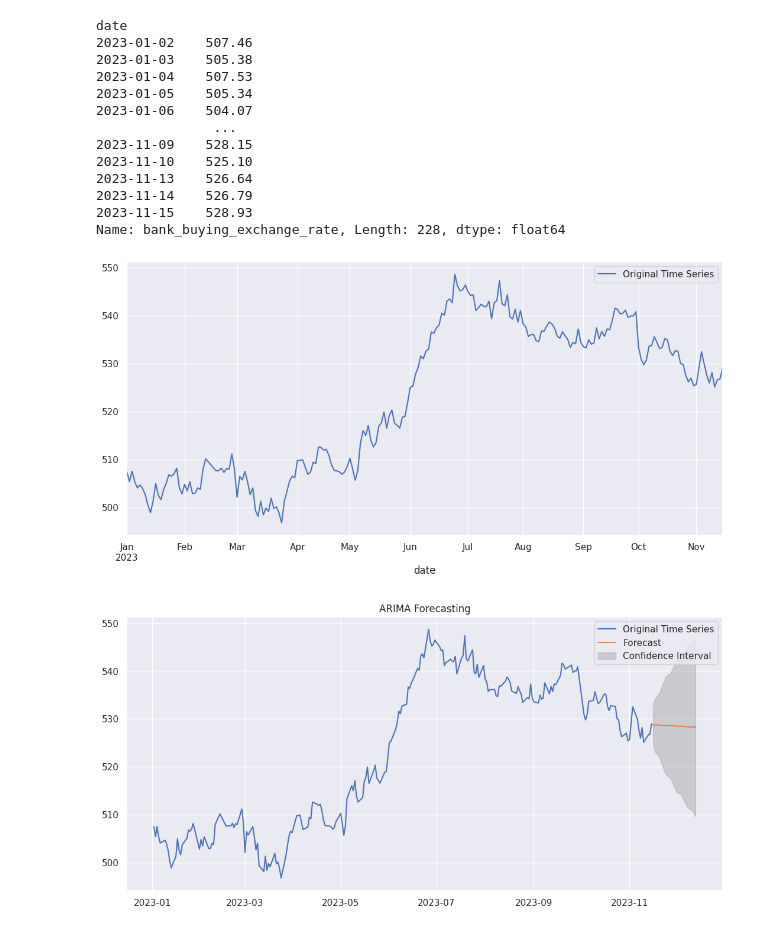
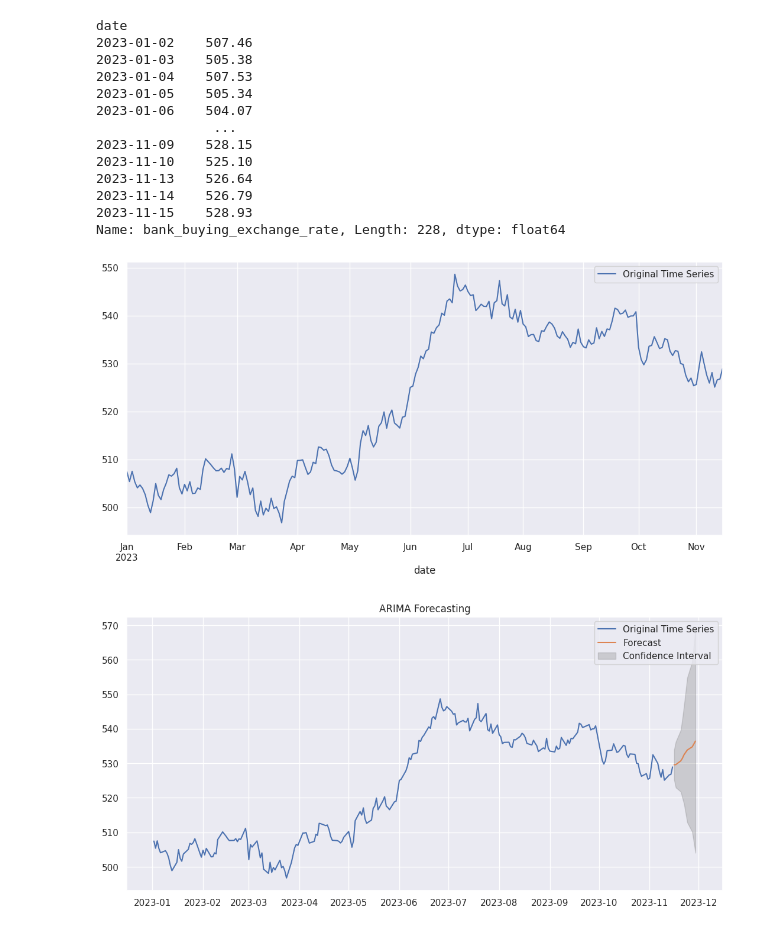
Before and after one commit to 5JKY/Project, a Jupyter notebook: arima_models.ipynb, the cells around one changed output. Drawn from its saved outputs; the diff is of its cells as text; code cells hidden in the pictures.

Commit message:
add more plots to test model parameters

```diff
--- a/arima_models.ipynb
+++ b/arima_models.ipynb
@@ -135,32 +135,32 @@ plt.legend()
 plt.show()
 
 # Define ARIMA model
 # For simplicity, assume p=2, d=2, q=2
-p, d, q = 2, 2, 2
+p, d, q = 4, 3, 1
 model = ARIMA(selling_rates, order=(p, d, q))
 
 # Fit the model
 results = model.fit()
 
 # Forecast future values
 forecast_steps = 10
 forecast = results.get_forecast(steps=forecast_steps)
 
 # Extract forecasted values and confidence intervals
 forecast_values = forecast.predicted_mean
 ci = forecast.conf_int()
 
 # Create a new date range for the forecast period
 forecast_date_rng = pd.date_range(start=selling_rates.index[-1], periods=forecast_steps + 1, freq='B')[1:]
 
 # Plot the results
 plt.figure(figsize=(13, 6))
 plt.plot(selling_rates_2023, label='Original Time Series')
 plt.plot(forecast_date_rng, forecast_values, label='Forecast')
 plt.fill_between(forecast_date_rng, ci.iloc[:, 0], ci.iloc[:, 1], color='gray', alpha=0.3, label='Confidence Interval')
 plt.title('ARIMA Forecasting')
 plt.legend()
 plt.show()
 # %% [output]
 [figure]
-[figure, old version]
+[figure, new version]
```
Also changed, not shown: 5 other files.
